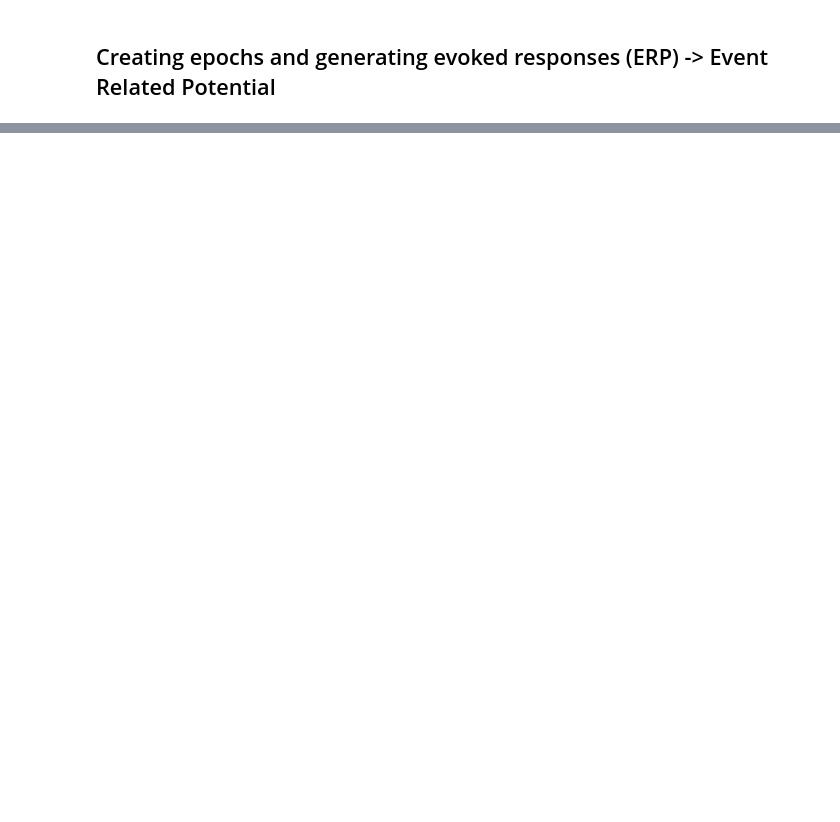
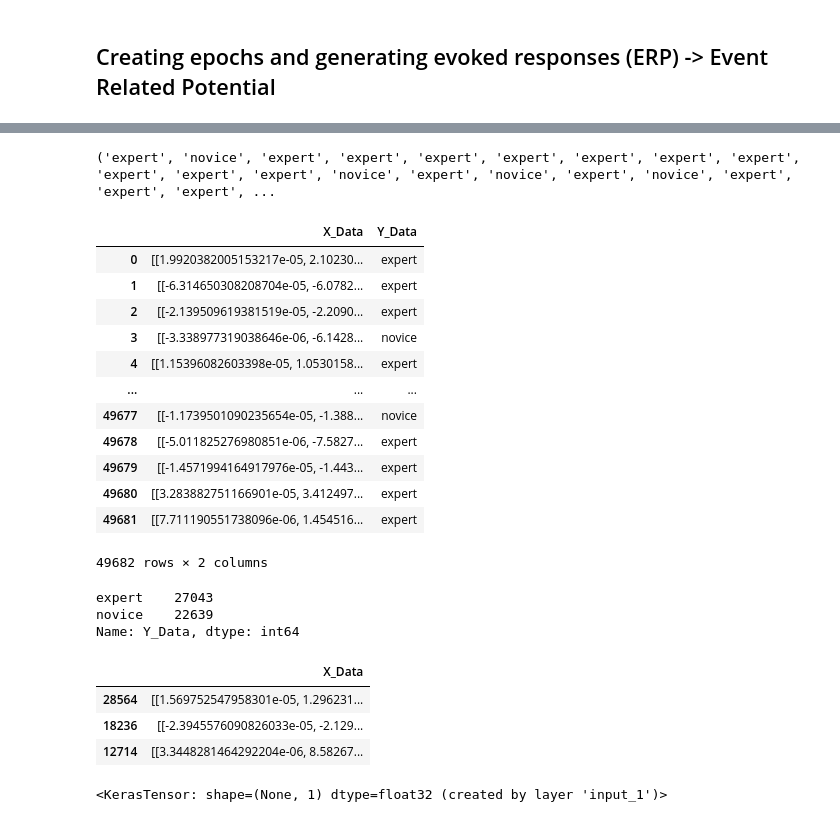
Before and after one commit to asmitahajra/mne-eeg, a Jupyter notebook: preprocessing_mw.ipynb, the cells around one changed output, grey strips where cells are left out. Cells and saved outputs as stored; diff of their text form; code cells hidden in the pictures; blank space fills up the shorter version.

Commit message:
epoching into 2s epochs

```diff
--- a/preprocessing_mw.ipynb
+++ b/preprocessing_mw.ipynb
@@ -399,8 +758,0 @@ data_epochs_stimulus
-# %%
-data_epoch_stimulus_list=[]
-no_of_epochs=0
-# save list of epochs of type stimulus
-for i in range(40): #0-23
-    data_epochs_stimulus=data_epochs[i]['stimulus']
-    data_epoch_stimulus_list.append(data_epochs_stimulus)
-    no_of_epochs+=len(data_epoch_stimulus_list[i].events)
@@ -432,0 +779,20 @@ print (epoch_data_single.shape)
+# %%
+# epochs_2s_list_data_x = np.zeros((49682,65,512), dtype=np.float32)
+import pandas as pd
+
+epochs_2s_list_data_x=[]
+epochs_2s_list_data_y=[]
+count=0
+for i in range(40): #0-23
+    data_epochs_2s_singleobject=epochs_2s_list[i].get_data()
+    expert_level= epochs_2s_list[i].info['subject_info']['group']
+    print("subject info", expert_level)
+    data_epochs_2s_singleobject_shape=data_epochs_2s_singleobject.shape
+    data_epochs_2s_singleobject_epochsno=data_epochs_2s_singleobject_shape[0]
+    print("no of epochs", i, data_epochs_2s_singleobject_epochsno)
+    for j in range(data_epochs_2s_singleobject_epochsno):
+        x = pd.DataFrame(data_epochs_2s_singleobject[j])
+        epochs_2s_list_data_x.append(x)
+#         epochs_2s_list_data_x[count]=data_epochs_2s_singleobject[j]
+        epochs_2s_list_data_y.append(expert_level)
+        count=count+1
@@ -432,0 +844,7 @@ print (epoch_data_single.shape)
+# %%
+import random
+joined_lists = list(zip(epochs_2s_list_data_x, epochs_2s_list_data_y))
+random.shuffle(joined_lists) # Shuffle "joined_lists" in place
+epochs_2s_list_data_x, epochs_2s_list_data_y= zip(*joined_lists) # Undo joining
+# print(epochs_2s_list_data_x)
+# print(epochs_2s_list_data_y)
@@ -432,0 +878,4 @@ print (epoch_data_single.shape)
+# %%
+print(epochs_2s_list_data_y[:100])
+# %% [output]
+('expert', 'novice', 'expert', 'expert', 'expert', 'expert', 'expert', 'expert', 'expert', 'expert', 'expert', 'expert', 'novice', 'expert', 'novice', 'expert', 'novice', 'expert', 'expert', 'expert', ...
@@ -432,0 +887,25 @@ print (epoch_data_single.shape)
+# %%
+dict_data = {'X_Data':epochs_2s_list_data_x,'Y_Data':epochs_2s_list_data_y}
+import pandas as pd
+df = pd.DataFrame(dict_data)
+df
+# %% [output]
+|  | X_Data | Y_Data |
+| 0 | [[1.9920382005153217e-05, 2.10230... | expert |
+| 1 | [[-6.314650308208704e-05, -6.0782... | expert |
+| 2 | [[-2.139509619381519e-05, -2.2090... | expert |
+| 3 | [[-3.338977319038646e-06, -6.1428... | novice |
+| 4 | [[1.15396082603398e-05, 1.0530158... | expert |
+| ... | ... | ... |
+| 49677 | [[-1.1739501090235654e-05, -1.388... | novice |
+| 49678 | [[-5.011825276980851e-06, -7.5827... | expert |
+| 49679 | [[-1.4571994164917976e-05, -1.443... | expert |
+| 49680 | [[3.283882751166901e-05, 3.412497... | expert |
+| 49681 | [[7.711190551738096e-06, 1.454516... | expert |
+49682 rows × 2 columns
+# %%
+df['Y_Data'].value_counts()
+# %% [output]
+expert    27043
+novice    22639
+Name: Y_Data, dtype: int64
@@ -432,0 +929,12 @@ print (epoch_data_single.shape)
+# %%
+X_train.head(3)
+# %% [output]
+|  | X_Data |
+| 28564 | [[1.569752547958301e-05, 1.296231... |
+| 18236 | [[-2.3945576090826033e-05, -2.129... |
+| 12714 | [[3.3448281464292204e-06, 8.58267... |
+# %%
+inputs=tf.keras.Input(shape=(X_train.shape[1]))
+inputs
+# %% [output]
+<KerasTensor: shape=(None, 1) dtype=float32 (created by layer 'input_1')>
```
Also changed, not shown: parts of 46 cells of this notebook, 1 other file.
